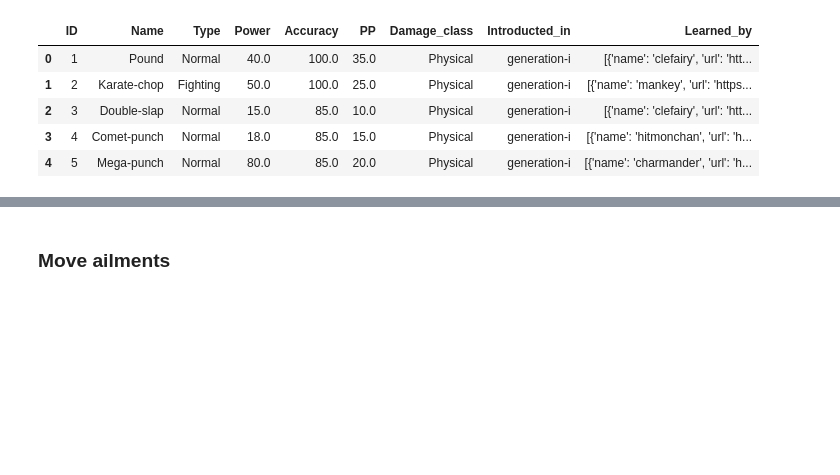
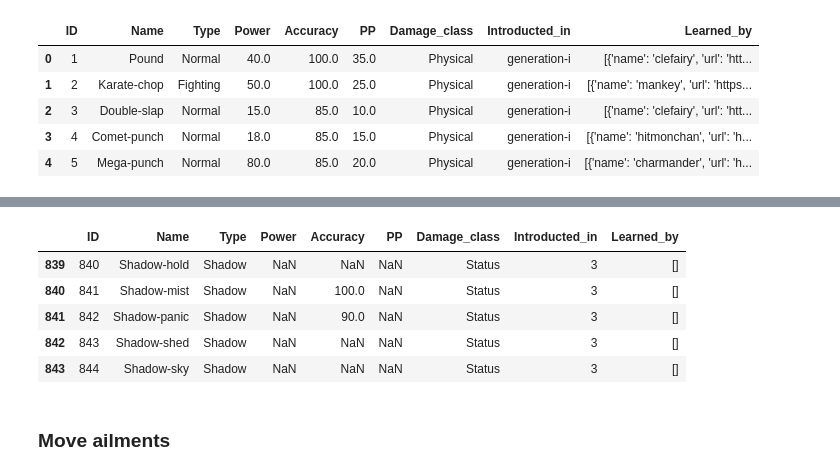
Before and after one commit to giocoal/competitive-pokemon-graph-database, a Jupyter notebook: API_Data_Processing.ipynb, the cells around one changed output, grey strips where cells are left out. Cells and saved outputs as stored; diff of their text form; code cells hidden in the pictures; blank space fills up the shorter version.

```diff
--- a/API_Data_Processing.ipynb
+++ b/API_Data_Processing.ipynb
@@ -347,3 +374,12 @@ moves_df.head()
+# %%
+moves_df.tail()
+# %% [output]
+|  | ID | Name | Type | Power | Accuracy | PP | Damage_class | Introducted_in | Learned_by |
+| 839 | 840 | Shadow-hold | Shadow | NaN | NaN | NaN | Status | 3 | [] |
+| 840 | 841 | Shadow-mist | Shadow | NaN | 100.0 | NaN | Status | 3 | [] |
+| 841 | 842 | Shadow-panic | Shadow | NaN | 90.0 | NaN | Status | 3 | [] |
+| 842 | 843 | Shadow-shed | Shadow | NaN | NaN | NaN | Status | 3 | [] |
+| 843 | 844 | Shadow-sky | Shadow | NaN | NaN | NaN | Status | 3 | [] |
 # %% [markdown]
 ### Move ailments
 # %%
```
Also changed, not shown: parts of 8 cells of this notebook.
